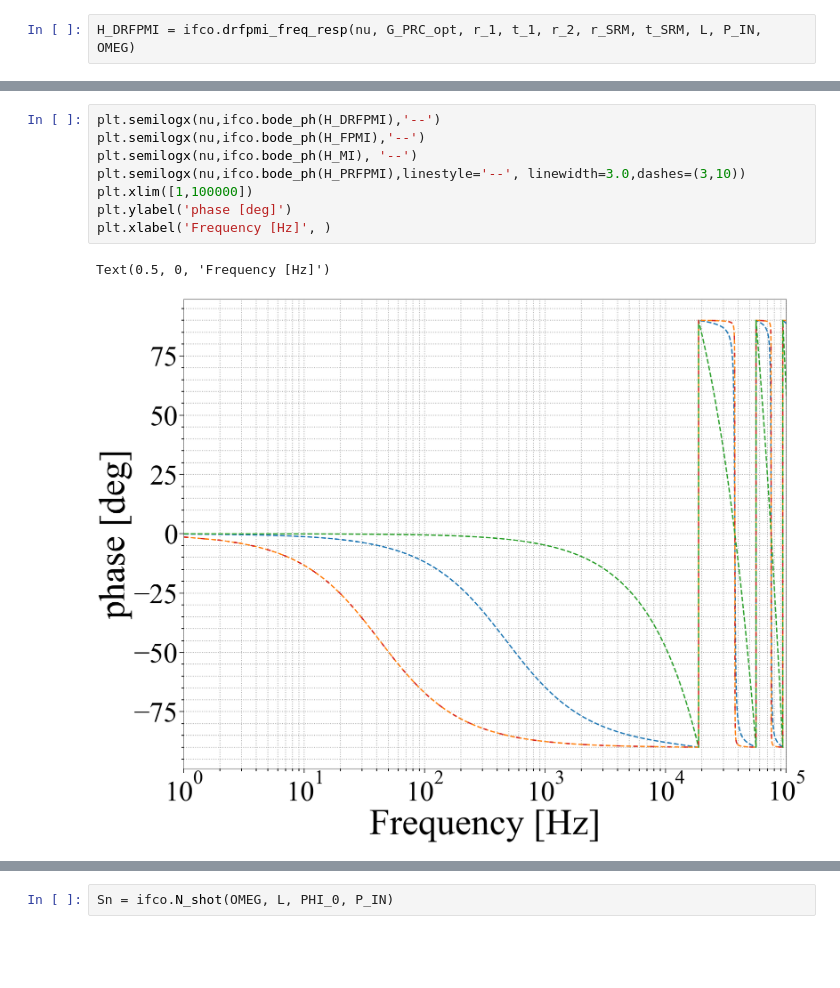
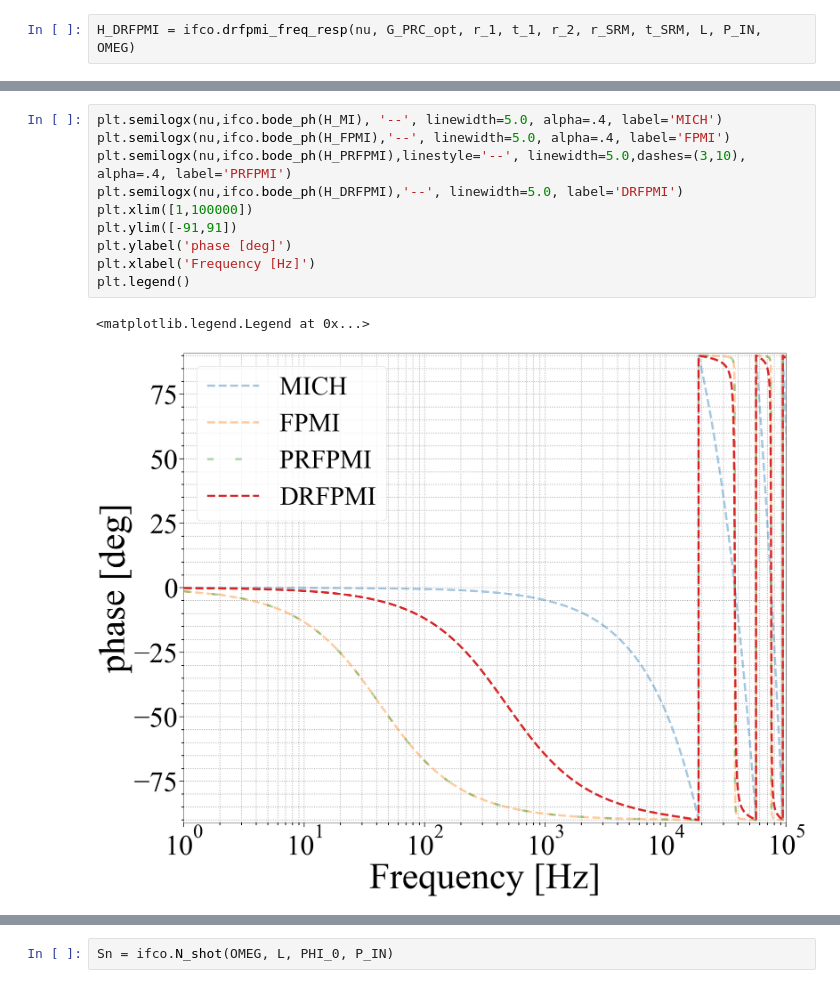
Before and after one commit to dancvan/dissertation, a Jupyter notebook: code/drfpmi_fr.ipynb, the cells around one changed output, grey strips where cells are left out. Cells and saved outputs as stored; diff of their text form; blank space fills up the shorter version.

Commit message:
Cleaning up ifo config plots and adding more pdf plots for main doc

```diff
--- a/code/drfpmi_fr.ipynb
+++ b/code/drfpmi_fr.ipynb
@@ -301,11 +294,13 @@ Text(0, 0.5, 'phase [deg]')
 # %%
-plt.semilogx(nu,ifco.bode_ph(H_DRFPMI),'--')
-plt.semilogx(nu,ifco.bode_ph(H_FPMI),'--')
-plt.semilogx(nu,ifco.bode_ph(H_MI), '--')
-plt.semilogx(nu,ifco.bode_ph(H_PRFPMI),linestyle='--', linewidth=3.0,dashes=(3,10))
+plt.semilogx(nu,ifco.bode_ph(H_MI), '--', linewidth=5.0, alpha=.4, label='MICH')
+plt.semilogx(nu,ifco.bode_ph(H_FPMI),'--', linewidth=5.0, alpha=.4, label='FPMI')
+plt.semilogx(nu,ifco.bode_ph(H_PRFPMI),linestyle='--', linewidth=5.0,dashes=(3,10), alpha=.4, label='PRFPMI')
+plt.semilogx(nu,ifco.bode_ph(H_DRFPMI),'--', linewidth=5.0, label='DRFPMI')
 plt.xlim([1,100000])
+plt.ylim([-91,91])
 plt.ylabel('phase [deg]')
-plt.xlabel('Frequency [Hz]', )
+plt.xlabel('Frequency [Hz]')
+plt.legend()
 # %% [output]
-Text(0.5, 0, 'Frequency [Hz]')
+<matplotlib.legend.Legend at 0x...>
-[figure, old version]
+[figure, new version]
```
Also changed, not shown: parts of 12 cells of this notebook, 7 other files.
